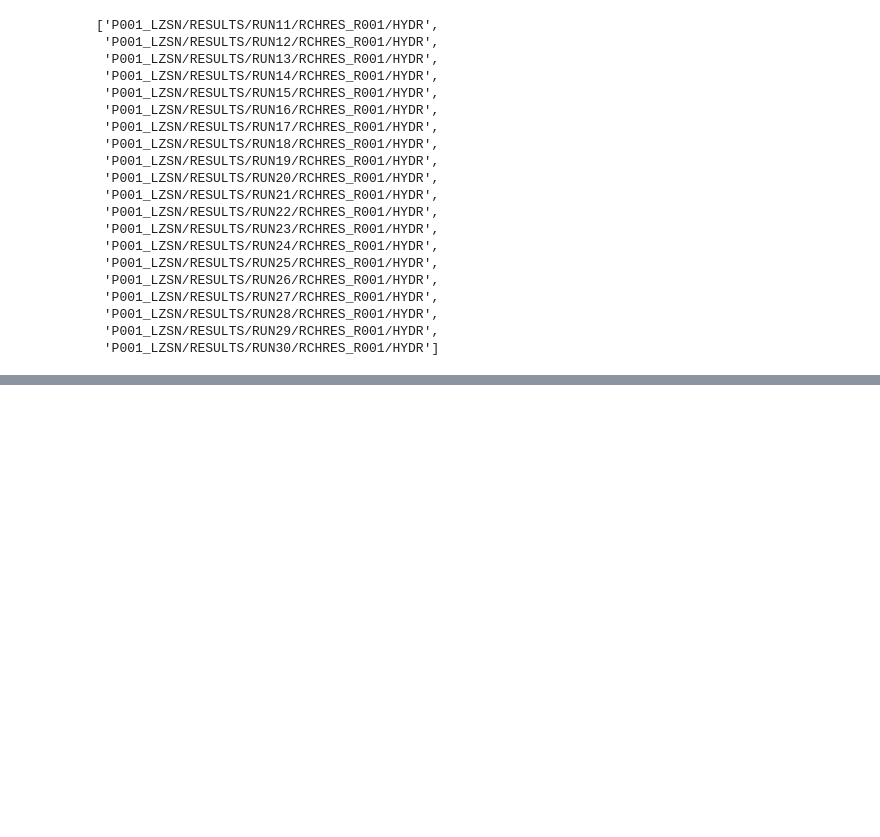
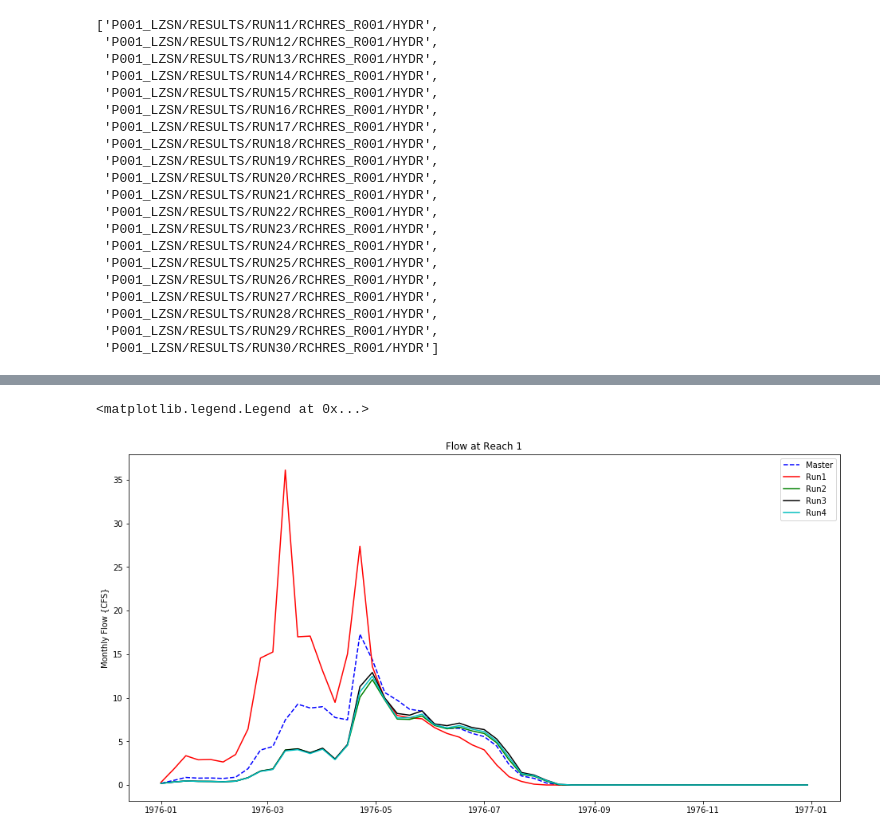
Before and after one commit to respec/HSPsquared, a Jupyter notebook: HSP2notebooks/How Do I Run HSP2, Change Parameters, and Run Again .ipynb, the cells around one changed output, grey strips where cells are left out. Saved outputs shown, nothing was run; the diff lists cells and outputs as text; code cells hidden in the pictures; blank space fills up the shorter version.

```diff
--- a/HSP2notebooks/How Do I Run HSP2, Change Parameters, and Run Again .ipynb
+++ b/HSP2notebooks/How Do I Run HSP2, Change Parameters, and Run Again .ipynb
@@ -340,0 +555,3 @@ df
+# %%
+HSP2tools.run_Tutorial(hdfname, saveall = 'True')
+#HSP2.run(hdfname)
@@ -340,0 +574,6 @@ df
+# %%
+# Acquire and Calculate Stats on Run 4 and Compare to Other Runs
+tsRun_4  = pd.read_hdf(hdfname, '/RESULTS/RCHRES_R001/HYDR')
+
+dfStats.Run4 = tsRun_4.RO.describe()
+qgrid.show_grid(dfStats)
@@ -340,0 +582,15 @@ df
+# %%
+# Resample for Weekly Flow
+m_plt.figure(figsize=(16,8))
+m_plt.plot('RO', 'b--', data=tsMaster.resample('7D').mean(),   label='Master')
+m_plt.plot('RO', 'r',   data=tsRun_1.resample('7D').mean(),    label='Run1')
+m_plt.plot('RO', 'g',   data=tsRun_2.resample('7D').mean(),    label='Run2')
+m_plt.plot('RO', 'k',   data=tsRun_3.resample('7D').mean(),    label='Run3')
+m_plt.plot('RO', 'c',   data=tsRun_4.resample('7D').mean(),    label='Run4')
+
+m_plt.title('Flow at Reach 1')
+m_plt.ylabel('Monthly Flow {CFS}')
+m_plt.legend(loc='best')
+# %% [output]
+<matplotlib.legend.Legend at 0x...>
+[figure, added]
```
Also changed, not shown: parts of 63 cells of this notebook.
